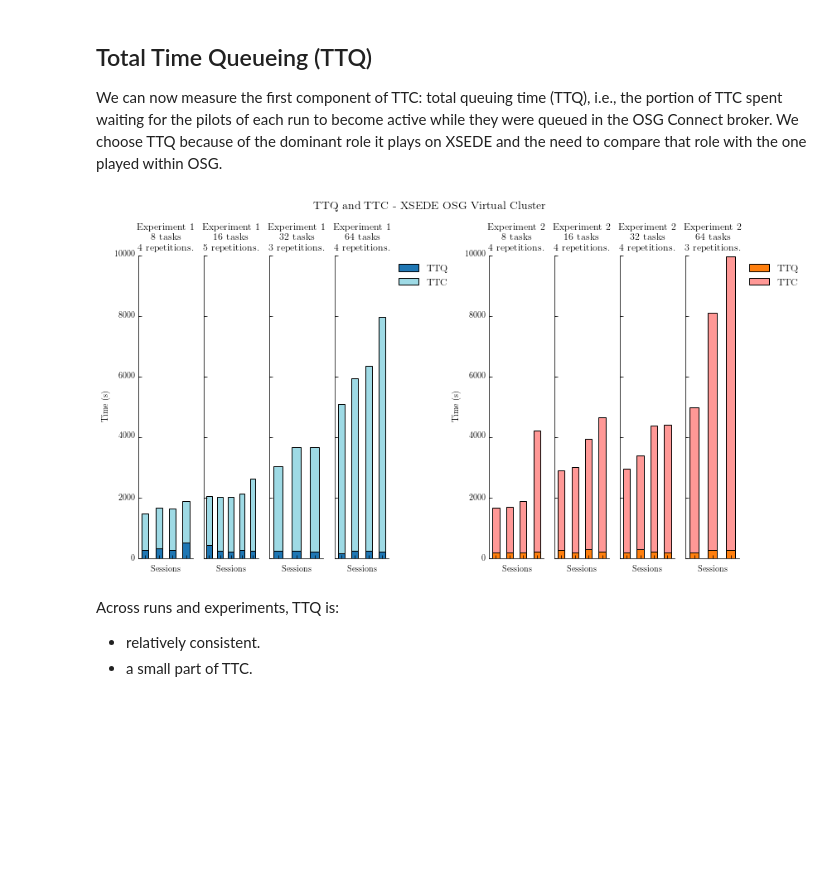
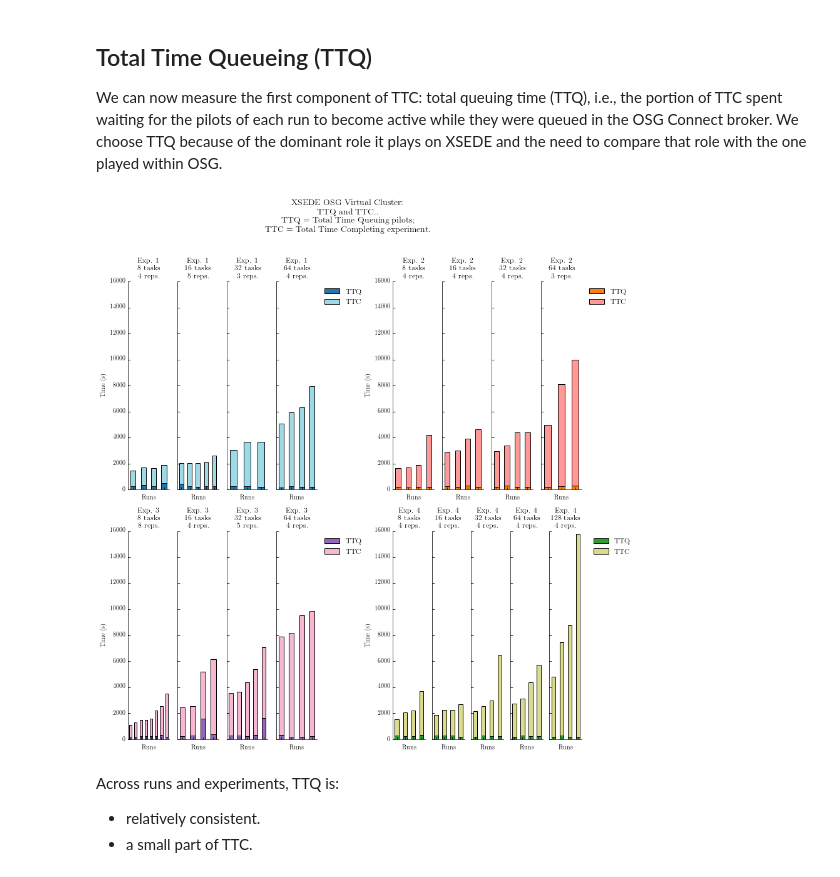
Before and after one commit to radical-cybertools/radical.analytics, a Jupyter notebook: use_cases/rp_on_osg/osg_analysis.ipynb, the cells around one changed output. Cells and saved outputs as stored; diff of their text form; code cells hidden in the pictures; blank space fills up the shorter version.

```diff
--- a/use_cases/rp_on_osg/osg_analysis.ipynb
+++ b/use_cases/rp_on_osg/osg_analysis.ipynb
@@ -618,21 +568,33 @@ conflict sync   agent.executing.0.child.prof        (stat116.phys.uconn.edu:137.
 
 We can now measure the first component of TTC: total queuing time (TTQ), i.e., the portion of TTC spent waiting for the pilots of each run to become active while they were queued in the OSG Connect broker. We choose TTQ because of the dominant role it plays on XSEDE and the need to compare that role with the one played within OSG.
 # %%
-fig = plt.figure(figsize=(13,7))
-fig.suptitle('TTQ and TTC - XSEDE OSG Virtual Cluster', fontsize=14)
+fig = plt.figure(figsize=(13,14))
+
+title = 'XSEDE OSG Virtual Cluster'
+subtitle = 'TTQ and TTC.'
+defs = {'ttq': 'TTQ = Total Time Queuing pilots',
+        'ttr': 'TTR = Total Time Running pilots',
+        'ttc': 'TTC = Total Time Completing experiment'}
+
+fig.suptitle('%s:\n%s.\n%s;\n%s.' % (title,
+                                     subtitle,
+                                     defs['ttq'],
+                                     defs['ttc']), fontsize=14)
 
 gs = []
-grid  = gridspec.GridSpec(1, 2)
+grid  = gridspec.GridSpec(2, 2)
 grid.update(wspace=0.4, top=0.85)
 gs.append(gridspec.GridSpecFromSubplotSpec(1, 4, subplot_spec=grid[0]))
 gs.append(gridspec.GridSpecFromSubplotSpec(1, 4, subplot_spec=grid[1]))
+gs.append(gridspec.GridSpecFromSubplotSpec(1, 4, subplot_spec=grid[2]))
+gs.append(gridspec.GridSpecFromSubplotSpec(1, 5, subplot_spec=grid[3]))
 
-ttq_subplots = []
+ttc_subplots = []
 for exp in sessions['experiment'].sort_values().unique():
     for nun in sessions['nunits'].sort_values().unique():
         if not sessions[ (sessions['experiment'] == exp) &
-                         (sessions['nunits'] == nun) ].empty:
-            ttq_subplots.append(sessions[ (sessions['experiment'] == exp) &
+                 (sessions['nunits'] == nun) ].empty:
+            ttc_subplots.append(sessions[ (sessions['experiment'] == exp) &
                                           (sessions['nunits'] == nun) ].sort_values('TTC'))
 
 colors = {'exp1': [tableau20[0] ,tableau20[19]],
@@ -642,47 +604,60 @@ colors = {'exp1': [tableau20[0] ,tableau20[19]],
           'exp5': [tableau20[10],tableau20[15]]}
 
 
+nun_exp = []
+nun_exp.append(len(sessions[sessions['experiment'] == 'exp1']['nunits'].sort_values().unique()))
+nun_exp.append(len(sessions[sessions['experiment'] == 'exp2']['nunits'].sort_values().unique()))
+nun_exp.append(len(sessions[sessions['experiment'] == 'exp3']['nunits'].sort_values().unique()))
+nun_exp.append(len(sessions[sessions['experiment'] == 'exp4']['nunits'].sort_values().unique()))
+
 ax = []
 i  = 0
-while(i<8):
-    for gn in range(2):
-        for gc in range(4):
-            session = ttq_subplots.pop(0)
+while(i < len(ttc_subplots)):
+    for gn in range(4):
+        for gc in range(nun_exp[gn]):
+            session = ttc_subplots.pop(0)
             experiment = session['experiment'].unique()[0]
             ntasks = int(session['nunits'].unique()[0])
+            repetitions = session.shape[0]
             color = colors[experiment]
-            title = 'Experiment %s\n%s tasks\n%s repetitions.' % (experiment[3], ntasks, session.shape[0])
+            title = 'Exp. %s\n%s tasks\n%s reps.' % (experiment[3], ntasks, repetitions)
 
             if i == 0:
                 ax.append(plt.Subplot(fig, gs[gn][0, gc]))
             else:
                 ax.append(plt.Subplot(fig, gs[gn][0, gc], sharey=ax[0]))
-            session[['TT_PILOT_LRMS_QUEUING', 'TTC']].plot(kind='bar', ax=ax[i], color=color, title=title, stacked=True)
+
+            session[['TT_PILOT_LRMS_QUEUING',
+                     'TTC']].plot(kind='bar', ax=ax[i], color=color, title=title, stacked=True)
+
             ax[i].spines["top"].set_visible(False)
             ax[i].spines["right"].set_visible(False)
             ax[i].get_xaxis().tick_bottom()
             ax[i].get_yaxis().tick_left()
             ax[i].set_xticklabels([])
-            ax[i].set_xlabel('Sessions')
-            ax[i].legend(labels=['TTQ','TTC'], bbox_to_anchor=(2.25, 1))
-            ax[i].set_ylabel('Time (s)')
+            ax[i].set_xlabel('Runs')
 
             # Handle a bug that sets yticklabels to visible
             # for the last subplot.
-            if i == 7:
+            if i == 7 or i == 16:
                 plt.setp(ax[i].get_yticklabels(), visible=False)
-                ax[i].set_ylabel('')
+            else:
+                ax[i].set_ylabel('Time (s)')
 
             # Handle legens.
-            if i != 7 and i != 3:
+            if i == 7 or i == 3 or i == 11:
+                ax[i].legend(labels=['TTQ','TTC'], bbox_to_anchor=(2.25, 1))
+            elif i == 16:
+                ax[i].legend(labels=['TTQ','TTC'], bbox_to_anchor=(2.70, 1))
+            else:
                 ax[i].get_legend().set_visible(False)
 
             fig.add_subplot(ax[i])
             i += 1
 
 plt.savefig('figures/osg_ttq_ttc_nunits.pdf', dpi=600, bbox_inches='tight')
 # %% [output]
-[figure, old version]
+[figure, new version]
 # %% [markdown]
 Across runs and experiments, TTQ is:
 
```
Also changed, not shown: parts of 18 cells of this notebook, 9 other files.
